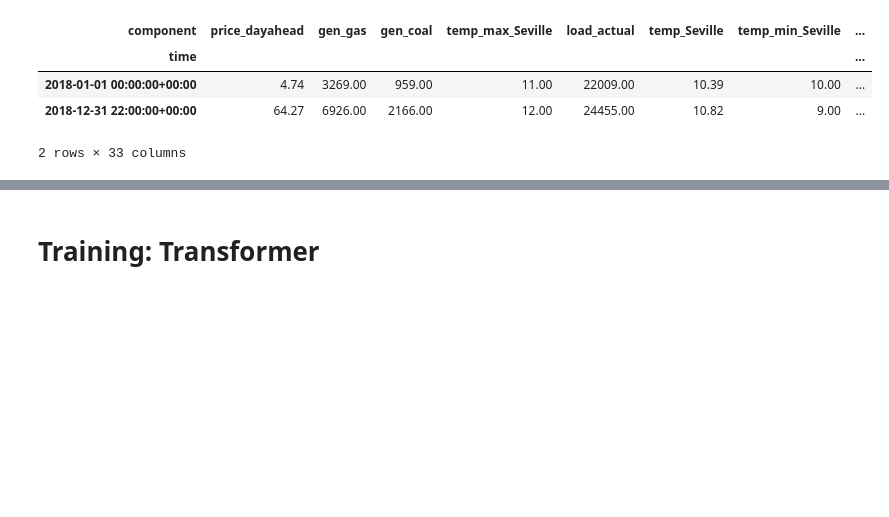
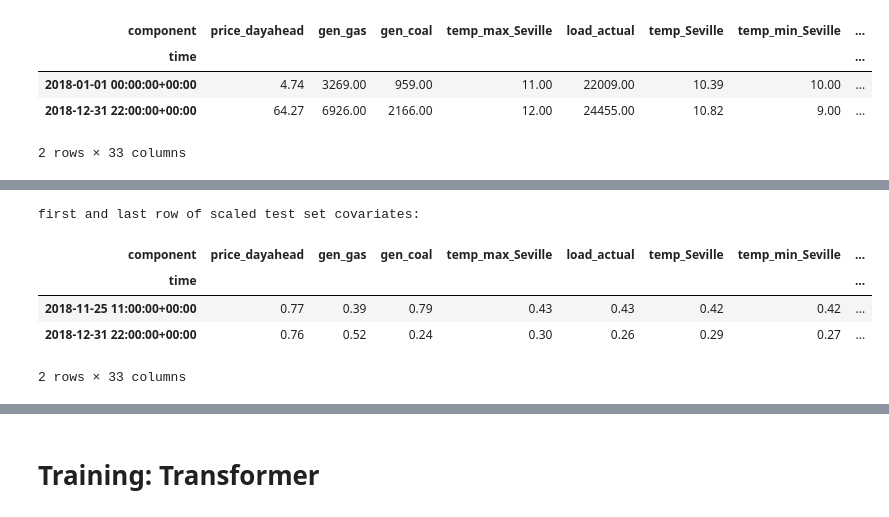
Before and after one commit to h3ik0th/ES_energy_Transformer, a Jupyter notebook: TF_energy_10e.ipynb, the cells around one changed output, grey strips where cells are left out. Drawn from its saved outputs; the diff is of its cells as text; code cells hidden in the pictures; blank space fills up the shorter version.

```diff
--- a/TF_energy_10e.ipynb
+++ b/TF_energy_10e.ipynb
@@ -866,6 +866,8 @@ first and last row of unscaled time covariates:
 ts_cov = ts_covF.concatenate(covT.slice_intersect(ts_covF), axis=1)   # unscaled F+T
 cov_t = covF_t.concatenate(covT_t.slice_intersect(covF_t), axis=1)    # scaled F+T
 cov_ttrain = covF_ttrain.concatenate(covT_ttrain.slice_intersect(covF_ttrain), axis=1)  # scaled F+T training set
+cov_ttest = covF_ttest.concatenate(covT_ttest.slice_intersect(covF_ttest), axis=1)      # scaled F+T test set
+
 
 pd.options.display.float_format = '{:.2f}'.format
 print("first and last row of unscaled covariates:")
@@ -890,0 +912,10 @@ first and last row of scaled covariates:
+# %%
+print("first and last row of scaled test set covariates:")
+cov_ttest.pd_dataframe().iloc[[0,-1]]
+# %% [output]
+first and last row of scaled test set covariates:
+| component | price_dayahead | gen_gas | gen_coal | temp_max_Seville | load_actual | temp_Seville | temp_min_Seville | ... |
+| time |  |  |  |  |  |  |  | ... |
+| 2018-11-25 11:00:00+00:00 | 0.77 | 0.39 | 0.79 | 0.43 | 0.43 | 0.42 | 0.42 | ... |
+| 2018-12-31 22:00:00+00:00 | 0.76 | 0.52 | 0.24 | 0.30 | 0.26 | 0.29 | 0.27 | ... |
+2 rows × 33 columns
```
Also changed, not shown: parts of 13 cells of this notebook, 1 other file.
